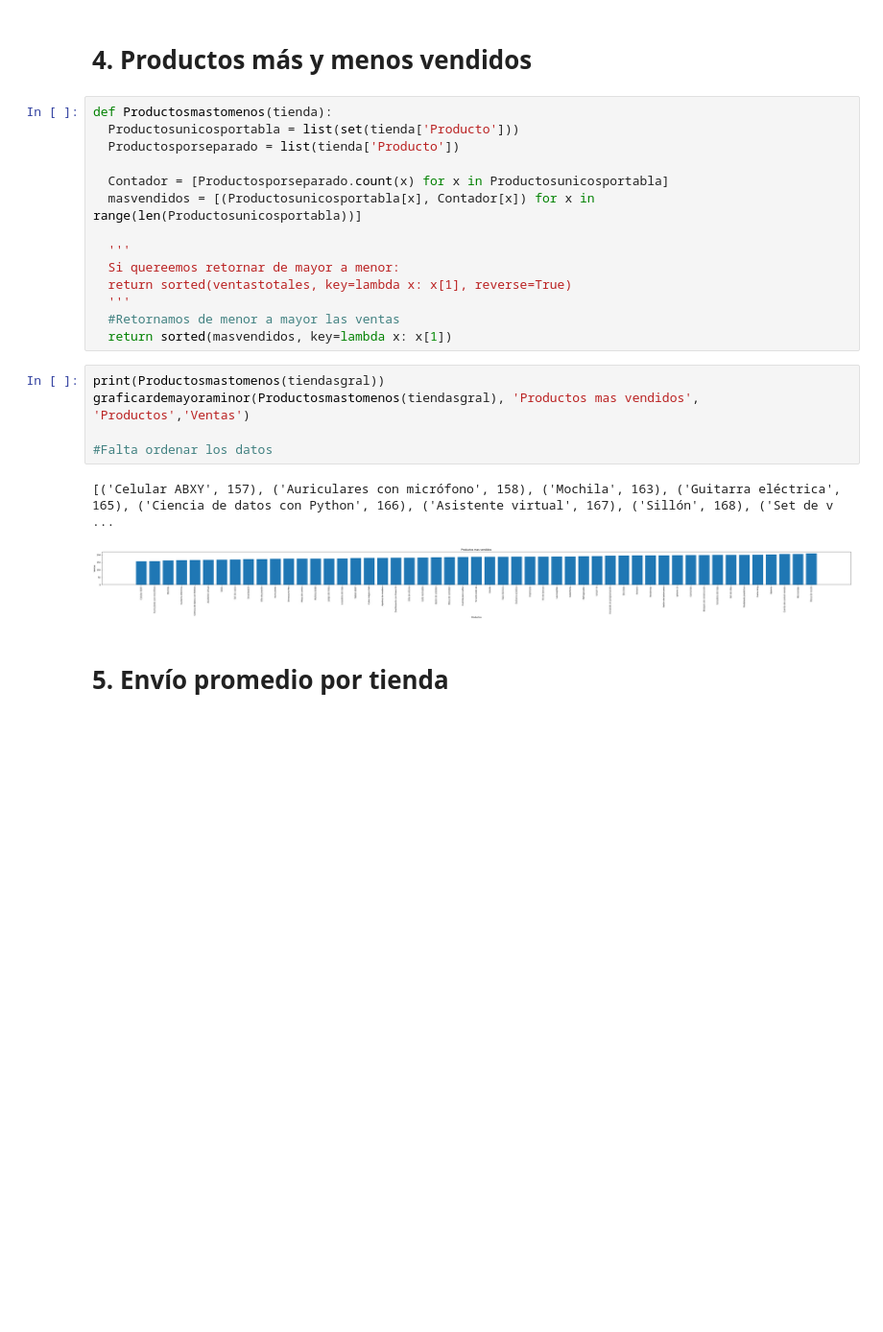
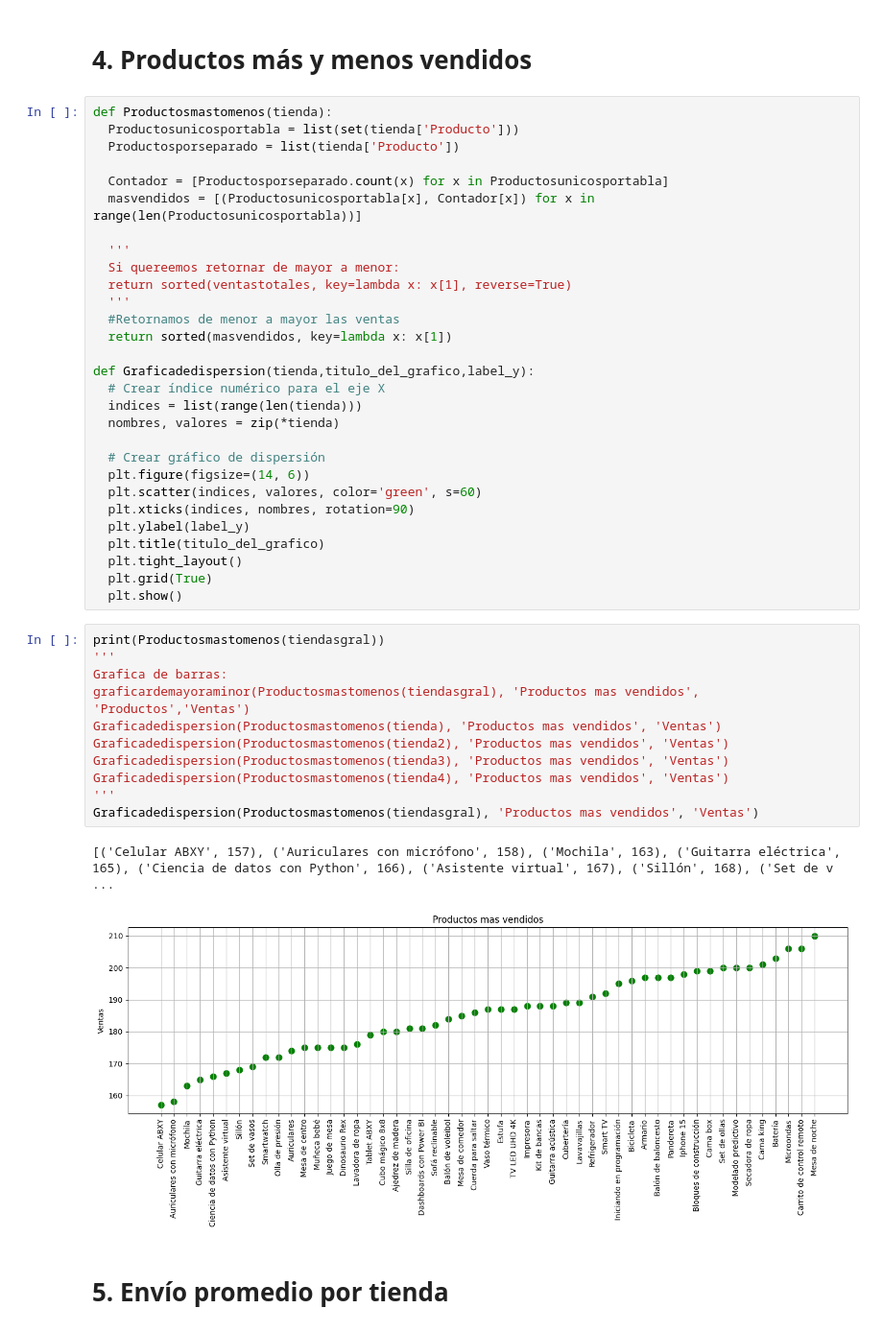
Before and after one commit to Deus-sueD/Callenge-Data-Science, a Jupyter notebook: AluraStoreLatam.ipynb, the cells around one changed output. Shown at 96% size. Cells and saved outputs as stored; diff of their text form; blank space fills up the shorter version.

```diff
--- a/AluraStoreLatam.ipynb
+++ b/AluraStoreLatam.ipynb
@@ -209,14 +211,35 @@ def Productosmastomenos(tienda):
   '''
   #Retornamos de menor a mayor las ventas
   return sorted(masvendidos, key=lambda x: x[1])
+
+def Graficadedispersion(tienda,titulo_del_grafico,label_y):
+  # Crear índice numérico para el eje X
+  indices = list(range(len(tienda)))
+  nombres, valores = zip(*tienda)
+
+  # Crear gráfico de dispersión
+  plt.figure(figsize=(14, 6))
+  plt.scatter(indices, valores, color='green', s=60)
+  plt.xticks(indices, nombres, rotation=90)
+  plt.ylabel(label_y)
+  plt.title(titulo_del_grafico)
+  plt.tight_layout()
+  plt.grid(True)
+  plt.show()
-# %%
-print(Productosmastomenos(tiendasgral))
-graficardemayoraminor(Productosmastomenos(tiendasgral), 'Productos mas vendidos', 'Productos','Ventas')
-
-#Falta ordenar los datos
-# %% [output]
-[('Celular ABXY', 157), ('Auriculares con micrófono', 158), ('Mochila', 163), ('Guitarra eléctrica', 165), ('Ciencia de datos con Python', 166), ('Asistente virtual', 167), ('Sillón', 168), ('Set de v ...
-[figure, removed]
+# %%
+print(Productosmastomenos(tiendasgral))
+'''
+Grafica de barras:
+graficardemayoraminor(Productosmastomenos(tiendasgral), 'Productos mas vendidos', 'Productos','Ventas')
+Graficadedispersion(Productosmastomenos(tienda), 'Productos mas vendidos', 'Ventas')
+Graficadedispersion(Productosmastomenos(tienda2), 'Productos mas vendidos', 'Ventas')
+Graficadedispersion(Productosmastomenos(tienda3), 'Productos mas vendidos', 'Ventas')
+Graficadedispersion(Productosmastomenos(tienda4), 'Productos mas vendidos', 'Ventas')
+'''
+Graficadedispersion(Productosmastomenos(tiendasgral), 'Productos mas vendidos', 'Ventas')
+# %% [output]
+[('Celular ABXY', 157), ('Auriculares con micrófono', 158), ('Mochila', 163), ('Guitarra eléctrica', 165), ('Ciencia de datos con Python', 166), ('Asistente virtual', 167), ('Sillón', 168), ('Set de v ...
+[figure, added]
 # %% [markdown]
 # 5. Envío promedio por tienda
 # %%
```
Also changed, not shown: parts of 10 cells of this notebook.
